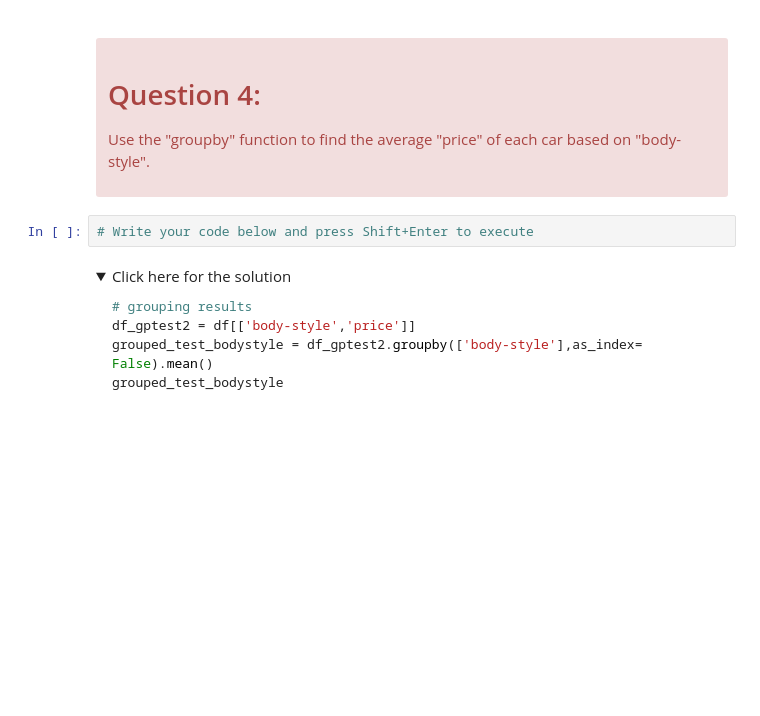
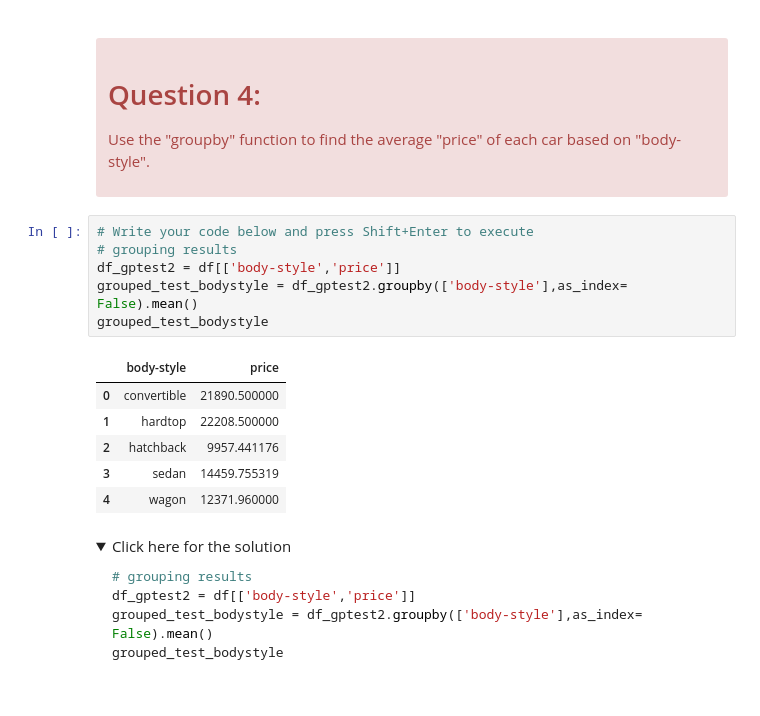
Before and after one commit to bshongwe/ibm-data-science-with-python, a Jupyter notebook: DA0101EN/exploratory-data-analysis.ipynb, the cells around one changed output. Cells and saved outputs as stored; diff of their text form; folded sections open; blank space fills up the shorter version.

```diff
--- a/DA0101EN/exploratory-data-analysis.ipynb
+++ b/DA0101EN/exploratory-data-analysis.ipynb
@@ -994,6 +994,17 @@ grouped_pivot
 </div>
 # %%
 # Write your code below and press Shift+Enter to execute
+# grouping results
+df_gptest2 = df[['body-style','price']]
+grouped_test_bodystyle = df_gptest2.groupby(['body-style'],as_index= False).mean()
+grouped_test_bodystyle
+# %% [output]
+|  | body-style | price |
+| 0 | convertible | 21890.500000 |
+| 1 | hardtop | 22208.500000 |
+| 2 | hatchback | 9957.441176 |
+| 3 | sedan | 14459.755319 |
+| 4 | wagon | 12371.960000 |
 # %% [markdown]
 <details><summary>Click here for the solution</summary>
 
```
Also changed, not shown: parts of 36 cells of this notebook.
